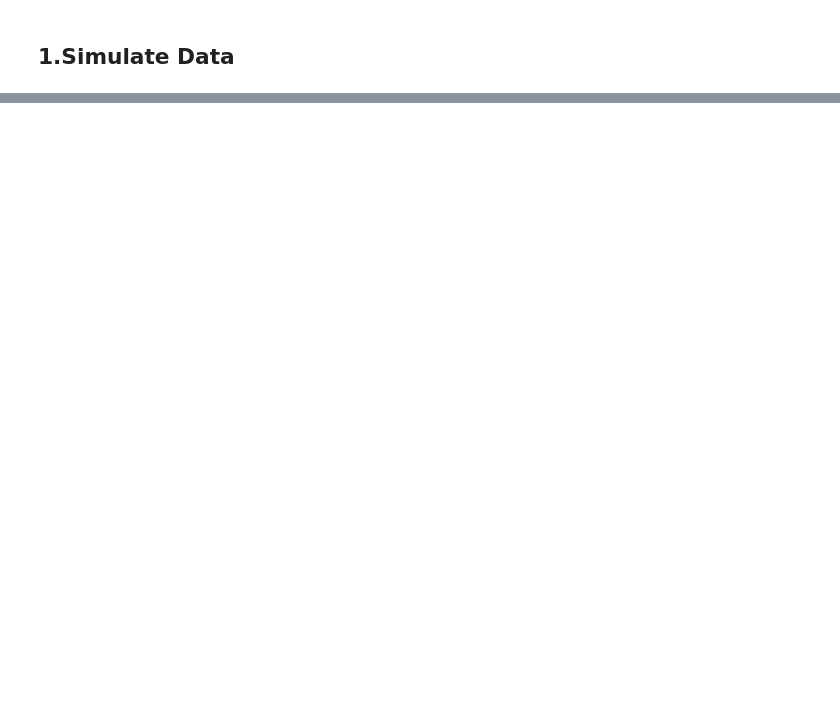
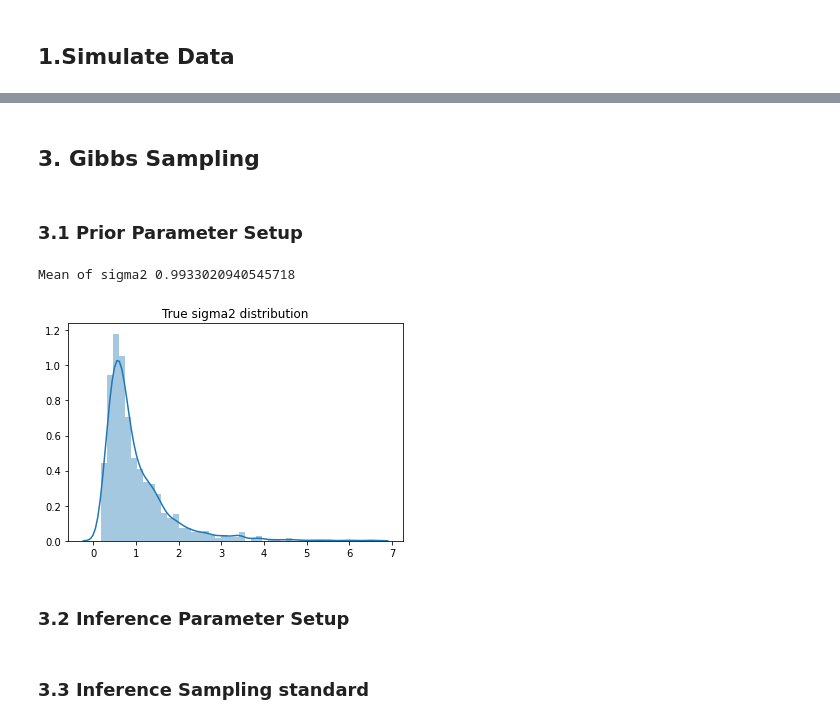
Before and after one commit to LeonCaesa/Gibbs, a Jupyter notebook: Experiment.ipynb, the cells around one changed output, grey strips where cells are left out. Saved outputs shown, nothing was run; the diff lists cells and outputs as text; code cells hidden in the pictures; blank space fills up the shorter version.

```diff
--- a/Experiment.ipynb
+++ b/Experiment.ipynb
@@ -106,0 +112,31 @@ Text(0.5, 1.0, 'Sigma2 trace')
+# %% [markdown]
+## 3. Gibbs Sampling
+# %%
+d = 5
+# true component dimension
+q_star = d-1
+# sample size
+n_sample = 1000
+# sigma2 and vj setup are the same to the true inference prior
+sample_result = forward_sample(d, q_star, n_sample, prior_param)
+X = sample_result[0]
+# %% [markdown]
+### 3.1 Prior Parameter Setup
+# %%
+q = d-1
+a_vj = 0.5 * d * np.ones(q) + 1
+epislon = 0.1
+prior_param = dict({'beta_sigma2': 2,
+                        'a_sigma2': 3,
+                        'a_vj': a_vj,
+                        'beta_vj': epislon * (a_vj - 1)
+                        })
+true_sigma2_sample = 1/np.random.gamma(prior_param['a_sigma2'], 1/ prior_param['beta_sigma2'], 1000 )
+sns.distplot(true_sigma2_sample)
+plt.title('True sigma2 distribution')
+print('Mean of sigma2 '+ str(np.mean(true_sigma2_sample)))
+# %% [output]
+Mean of sigma2 0.9933020940545718
+[figure, added]
+# %% [markdown]
+### 3.2 Inference Parameter Setup
@@ -106,0 +146,2 @@ Text(0.5, 1.0, 'Sigma2 trace')
+# %% [markdown]
+### 3.3 Inference Sampling standard
```
Also changed, not shown: parts of 35 cells of this notebook, 1 other file.
